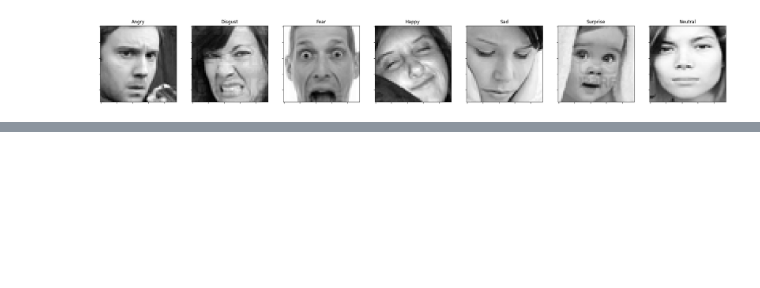
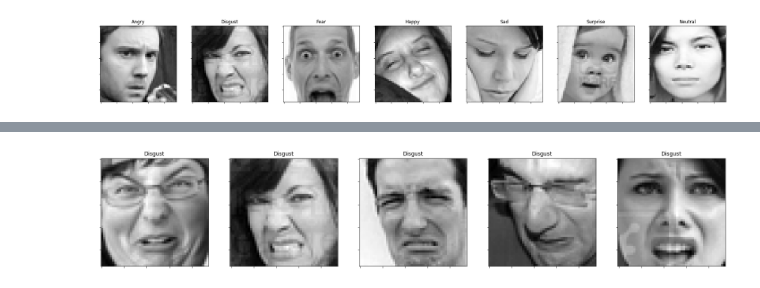
Before and after one commit to Devansharma/emotion-detection, a Jupyter notebook: Notebooks/Facial EDA.ipynb, the cells around one changed output, grey strips where cells are left out. Cells and saved outputs as stored; diff of their text form; code cells hidden in the pictures; blank space fills up the shorter version.

```diff
--- a/Notebooks/Facial EDA.ipynb
+++ b/Notebooks/Facial EDA.ipynb
@@ -137,0 +137,4 @@ plot_all_emotions()
+# %%
+plot_examples(label=1)
+# %% [output]
+[figure, added]
```
Also changed, not shown: parts of 11 cells of this notebook, 1 other file.
